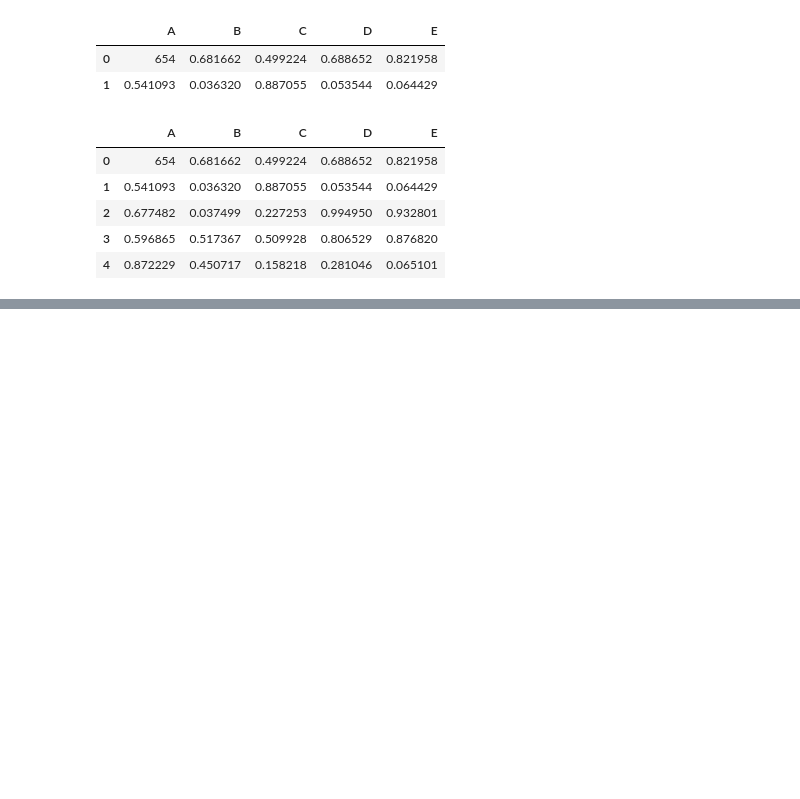
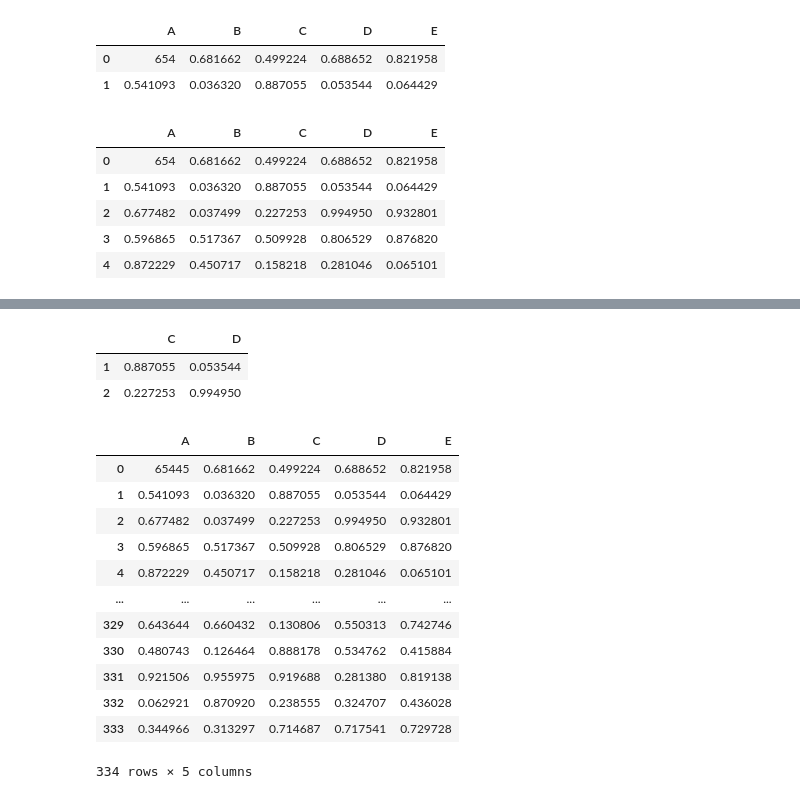
Before and after one commit to simakhter1109/python-journey, a Jupyter notebook: 05-Pandas/Pandas.ipynb, the cells around one changed output, grey strips where cells are left out. Drawn from its saved outputs; the diff is of its cells as text; code cells hidden in the pictures; blank space fills up the shorter version.

```diff
--- a/05-Pandas/Pandas.ipynb
+++ b/05-Pandas/Pandas.ipynb
@@ -442,3 +442,5 @@ df3.head()
 | 2 | 0.677482 | 0.037499 | 0.227253 | 0.994950 | 0.932801 |
 | 3 | 0.596865 | 0.517367 | 0.509928 | 0.806529 | 0.876820 |
 | 4 | 0.872229 | 0.450717 | 0.158218 | 0.281046 | 0.065101 |
+# %%
+df3.loc[0, 'A'] = 65445
@@ -444,0 +456,22 @@ df3.head()
+# %%
+df3.loc[[1,2], ['C', 'D']]
+# %% [output]
+|  | C | D |
+| 1 | 0.887055 | 0.053544 |
+| 2 | 0.227253 | 0.994950 |
+# %%
+df3
+# %% [output]
+|  | A | B | C | D | E |
+| 0 | 65445 | 0.681662 | 0.499224 | 0.688652 | 0.821958 |
+| 1 | 0.541093 | 0.036320 | 0.887055 | 0.053544 | 0.064429 |
+| 2 | 0.677482 | 0.037499 | 0.227253 | 0.994950 | 0.932801 |
+| 3 | 0.596865 | 0.517367 | 0.509928 | 0.806529 | 0.876820 |
+| 4 | 0.872229 | 0.450717 | 0.158218 | 0.281046 | 0.065101 |
+| ... | ... | ... | ... | ... | ... |
+| 329 | 0.643644 | 0.660432 | 0.130806 | 0.550313 | 0.742746 |
+| 330 | 0.480743 | 0.126464 | 0.888178 | 0.534762 | 0.415884 |
+| 331 | 0.921506 | 0.955975 | 0.919688 | 0.281380 | 0.819138 |
+| 332 | 0.062921 | 0.870920 | 0.238555 | 0.324707 | 0.436028 |
+| 333 | 0.344966 | 0.313297 | 0.714687 | 0.717541 | 0.729728 |
+334 rows × 5 columns
```
Also changed, not shown: parts of 1 cell of this notebook.
